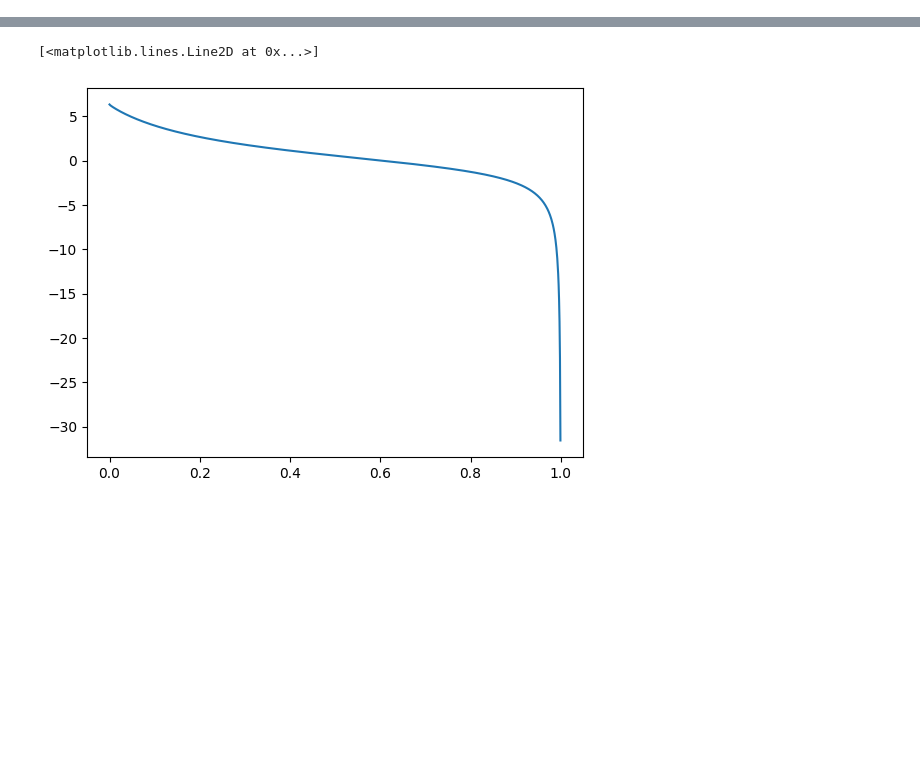
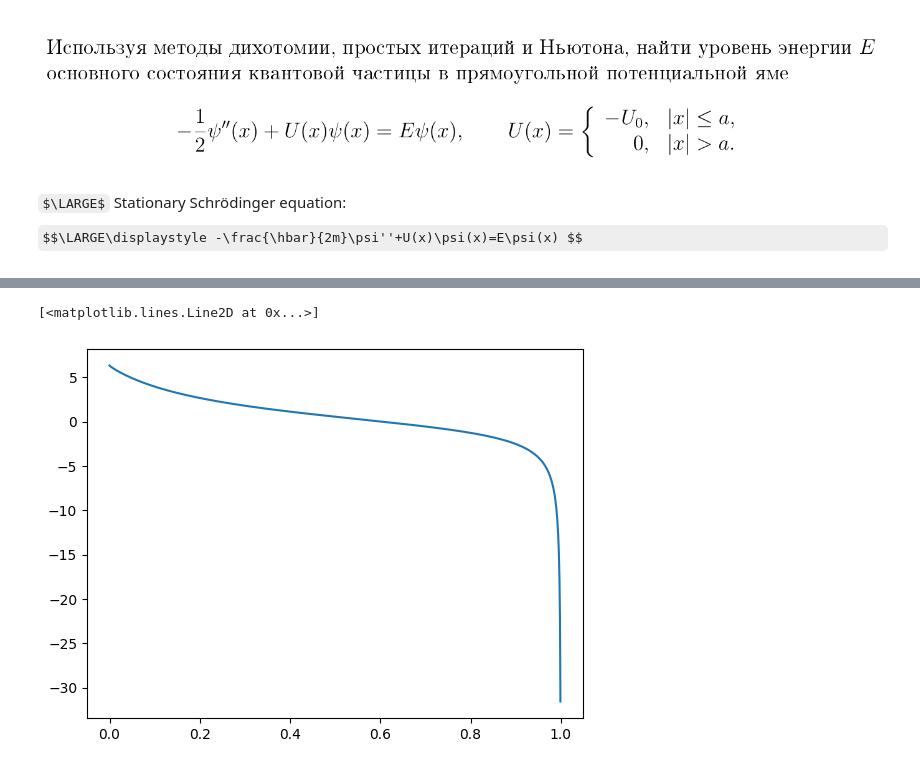
Before and after one commit to CuSynth/computational-physics, a Jupyter notebook: #2 Quantum task/solution.ipynb, the cells around one changed output, grey strips where cells are left out. Cells and saved outputs as stored; diff of their text form; code cells hidden in the pictures; some formulas as TeX source; blank space fills up the shorter version.

Commit message:
notebook rewrote, task picture now in notebook

```diff
--- a/#2 Quantum task/solution.ipynb
+++ b/#2 Quantum task/solution.ipynb
@@ -4,0 +6,8 @@ import numpy as np
+# %%
+Image('task 2.png')
+# %% [output]
+[figure, added]
+# %% [markdown]
+$\LARGE$
+Stationary Schrödinger equation:
+$$\LARGE\displaystyle -\frac{\hbar}{2m}\psi''+U(x)\psi(x)=E\psi(x) $$
```
Also changed, not shown: parts of 10 cells of this notebook.
